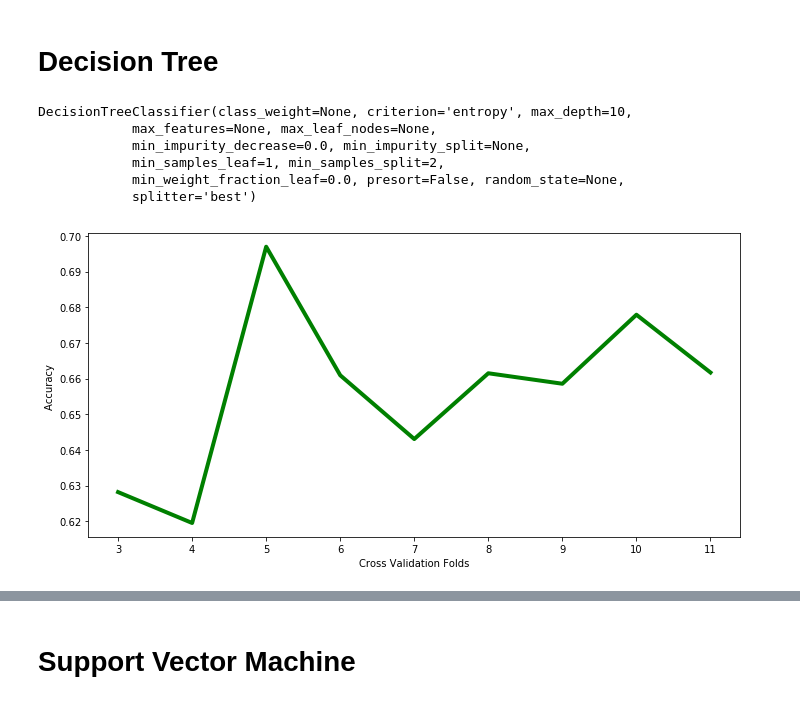
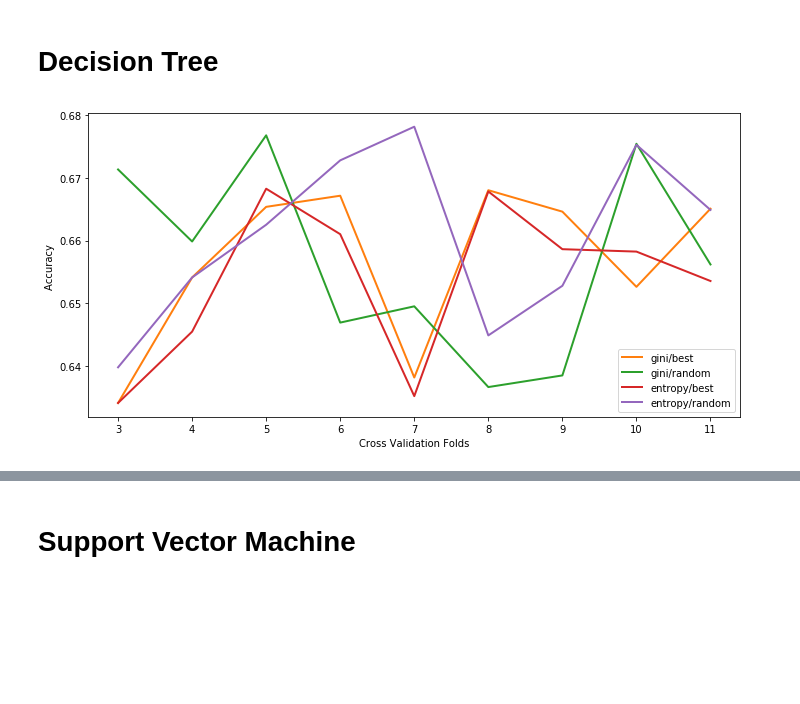
Before and after one commit to fensterseifer/coursera-final-08, a Jupyter notebook: Assignment Notebook.ipynb, the cells around one changed output, grey strips where cells are left out. Saved outputs shown, nothing was run; the diff lists cells and outputs as text; code cells hidden in the pictures; blank space fills up the shorter version.

```diff
--- a/Assignment Notebook.ipynb
+++ b/Assignment Notebook.ipynb
@@ -277,7 +260,8 @@ array(['PAIDOFF', 'PAIDOFF', 'PAIDOFF', 'PAIDOFF', 'PAIDOFF'],
 # %% [markdown]
 Data Standardization give data zero mean and unit variance (technically should be done after train test split )
 # %%
-X= preprocessing.StandardScaler().fit(X).transform(X)
+scaler = preprocessing.StandardScaler().fit(X)
+X= scaler.transform(X)
 X[0:5]
 # %% [output]
 array([[ 0.51578458,  0.92071769,  2.33152555, -0.42056004, -1.20577805,
@@ -361,33 +351,35 @@ plt.show()
 # Decision Tree
 # %%
 from sklearn.tree import DecisionTreeClassifier
-drugTree = DecisionTreeClassifier(criterion="entropy", max_depth =10)
-drugTree # it shows the default parameters
-# %% [output]
-DecisionTreeClassifier(class_weight=None, criterion='entropy', max_depth=10,
-            max_features=None, max_leaf_nodes=None,
-            min_impurity_decrease=0.0, min_impurity_split=None,
-            min_samples_leaf=1, min_samples_split=2,
-            min_weight_fraction_leaf=0.0, presort=False, random_state=None,
-            splitter='best')
 # %%
+treeLoan1 = DecisionTreeClassifier(criterion="gini", splitter='best')
+treeLoan2 = DecisionTreeClassifier(criterion="gini", splitter='random')
+treeLoan3 = DecisionTreeClassifier(criterion="entropy", splitter='best')
+treeLoan4 = DecisionTreeClassifier(criterion="entropy", splitter='random')
+
 fig = mpl.pyplot.gcf()
 fig.set_size_inches(10, 5)
 
 Kcs = 3
 Kce = 12
-mean_mean = np.zeros(Kce-Kcs)
+mean_mean = np.zeros((4, Kce-Kcs))
 
 for c in range(Kcs,Kce):
-    tree = DecisionTreeClassifier(criterion="entropy", max_depth=10)
-    mean_mean[c-Kcs] = cross_val_score(tree, X, y, cv=c).mean()
+    mean_mean[0, c-Kcs] = cross_val_score(treeLoan1, X, y, cv=c).mean()
+    mean_mean[1, c-Kcs] = cross_val_score(treeLoan2, X, y, cv=c).mean()
+    mean_mean[2, c-Kcs] = cross_val_score(treeLoan3, X, y, cv=c).mean()
+    mean_mean[3, c-Kcs] = cross_val_score(treeLoan4, X, y, cv=c).mean()
 
-plt.plot(range(Kcs,Kce), mean_mean, color='g', linewidth=4)
+plt.plot(range(Kcs,Kce), mean_mean[0], color='C1', linewidth=2)
+plt.plot(range(Kcs,Kce), mean_mean[1], color='C2', linewidth=2)
+plt.plot(range(Kcs,Kce), mean_mean[2], color='C3', linewidth=2)
+plt.plot(range(Kcs,Kce), mean_mean[3], color='C4', linewidth=2)
+plt.legend(['gini/best', 'gini/random', 'entropy/best', 'entropy/random'])
 plt.ylabel('Accuracy ')
 plt.xlabel('Cross Validation Folds')
 
 plt.tight_layout()
 plt.show()
 # %% [output]
-[figure, old version]
+[figure, new version]
 # %%
```
Also changed, not shown: parts of 23 cells of this notebook.
